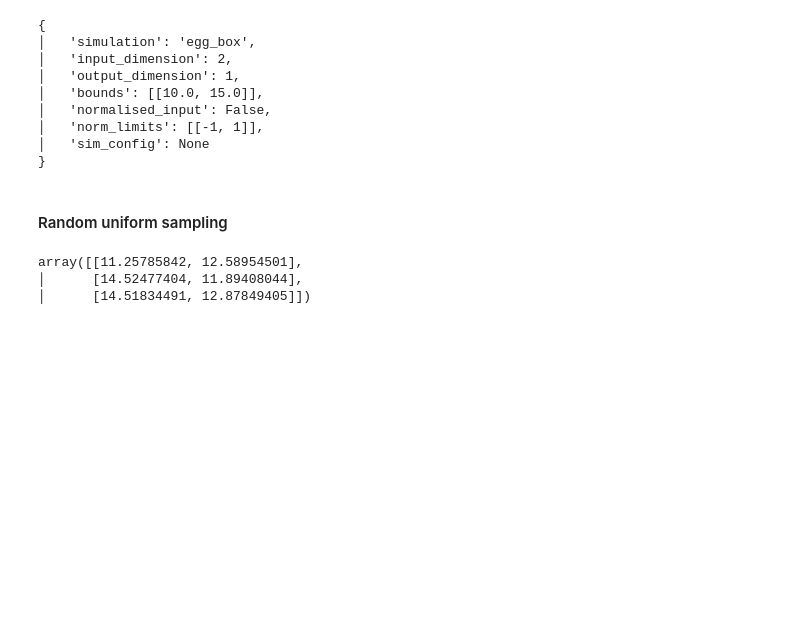
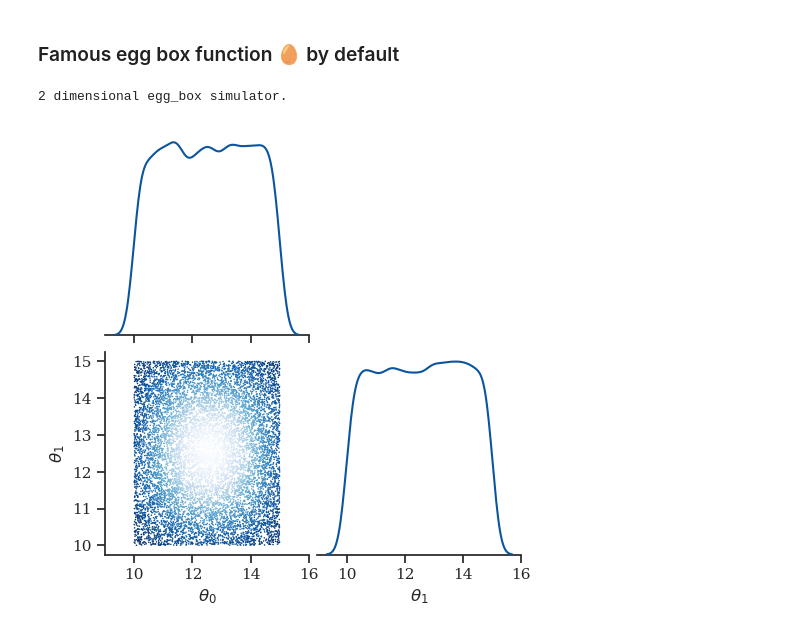
Before and after one commit to mjadiaz/toy-models, a Jupyter notebook: symc/notebooks/demo.ipynb, the cells around one changed output. Cells and saved outputs as stored; diff of their text form; code cells hidden in the pictures; blank space fills up the shorter version.

```diff
--- a/symc/notebooks/demo.ipynb
+++ b/symc/notebooks/demo.ipynb
@@ -5,25 +8,11 @@ from symc.plotting import corner_plot, CORNER, color_plot
 from rich.pretty import pprint
 import numpy as np
 import matplotlib.pyplot as plt
+# %% [markdown]
+### Famous egg box function 🥚 by default
 # %%
-sim = Simulator()
-pprint(dict(sim.config))
+sim = SyncSimulation()
+pprint(sim)
 # %% [output]
-{
-│   'simulation': 'egg_box',
-│   'input_dimension': 2,
-│   'output_dimension': 1,
-│   'bounds': [[10.0, 15.0]],
-│   'normalised_input': False,
-│   'norm_limits': [[-1, 1]],
-│   'sim_config': None
-}
+2 dimensional egg_box simulator.
-# %% [markdown]
-#### Random uniform sampling
-# %%
-pprint(sim.sample(3))
-# %% [output]
-array([[11.25785842, 12.58954501],
-│      [14.52477404, 11.89408044],
-│      [14.51834491, 12.87849405]])
 # %%
@@ -31,2 +20,6 @@ x = sim.sample(5000)
 y = sim(x)
+# %%
+g = corner_plot(x,y)
+# %% [output]
+[figure, added]
 # %%
```
Also changed, not shown: parts of 19 cells of this notebook, 7 other files.
